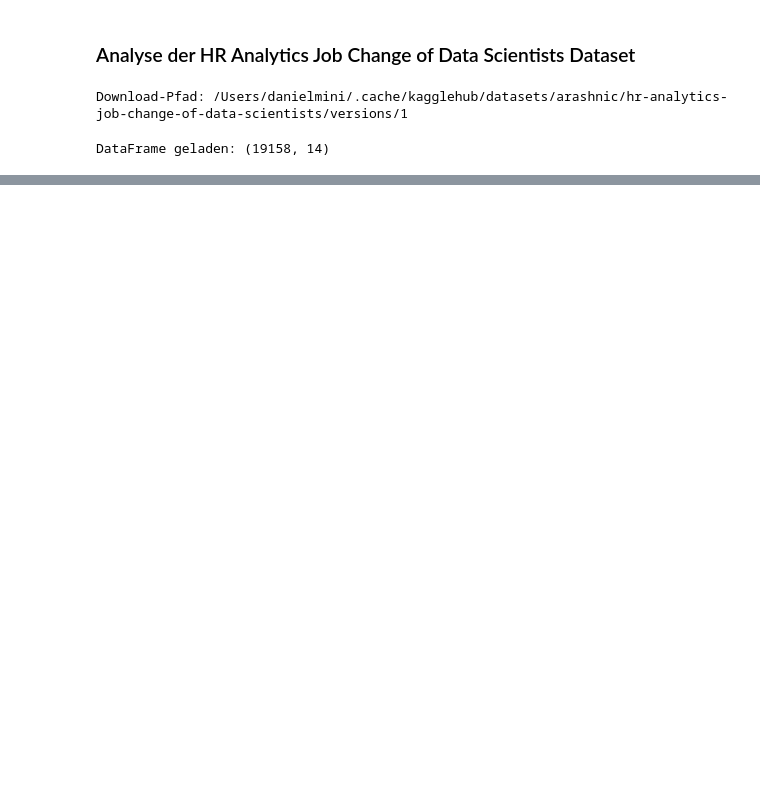
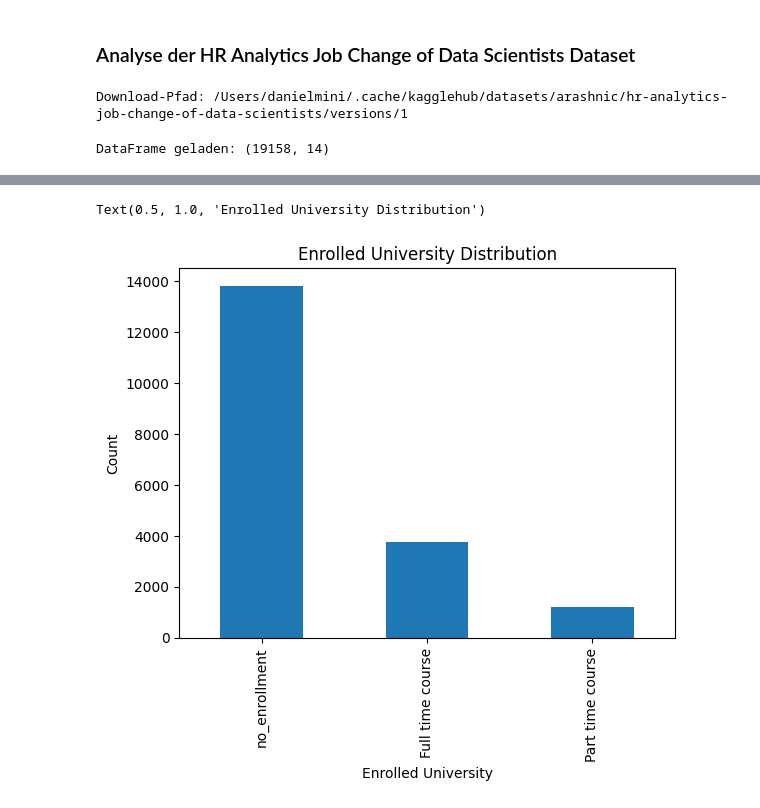
Before and after one commit to dan-am/data_analytics_master, a Jupyter notebook: 2_data_acquisition/2_data_acquisition.ipynb, the cells around one changed output, grey strips where cells are left out. Drawn from its saved outputs; the diff is of its cells as text; code cells hidden in the pictures; blank space fills up the shorter version.

```diff
--- a/2_data_acquisition/2_data_acquisition.ipynb
+++ b/2_data_acquisition/2_data_acquisition.ipynb
@@ -37,0 +91,9 @@ DataFrame geladen: (19158, 14)
+# %%
+counts = df['enrolled_university'].value_counts()
+counts.plot(kind='bar')
+plt.xlabel('Enrolled University')
+plt.ylabel('Count')
+plt.title('Enrolled University Distribution')
+# %% [output]
+Text(0.5, 1.0, 'Enrolled University Distribution')
+[figure, added]
```
Also changed, not shown: parts of 6 cells of this notebook, 3 other files.
